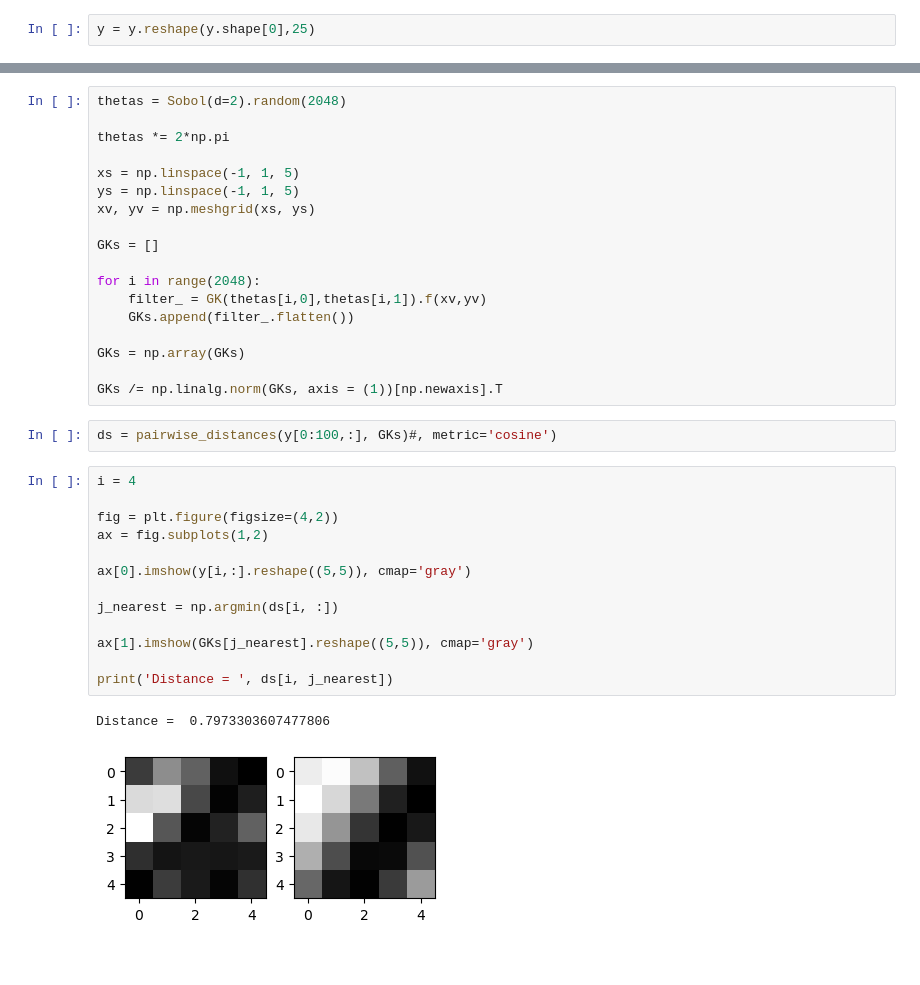
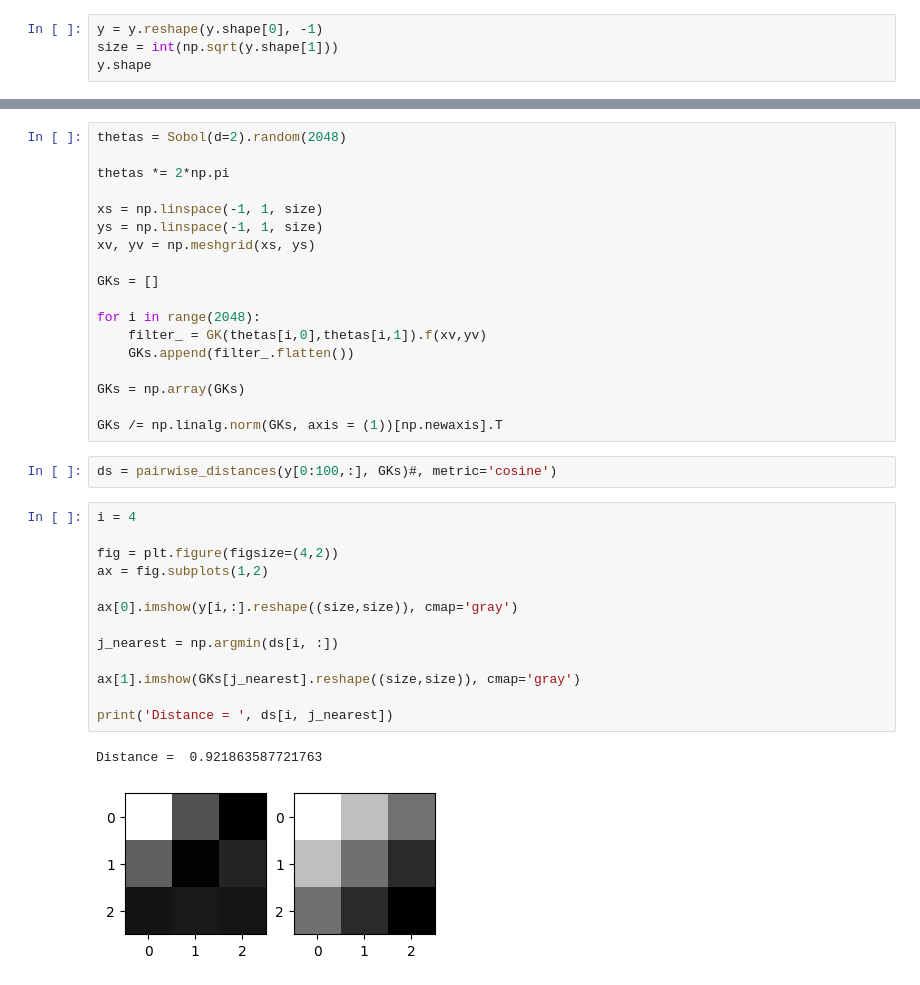
Before and after one commit to bekemax/KleinVAE, a Jupyter notebook: sampling-Gabor.ipynb, the cells around one changed output, grey strips where cells are left out. Cells and saved outputs as stored; diff of their text form.

```diff
--- a/sampling-Gabor.ipynb
+++ b/sampling-Gabor.ipynb
@@ -146,4 +146,6 @@ y = np.load('dwp-data/conv5x5/test.npy')[:,0,:,:]
 
 y /= np.linalg.norm(y, axis = (1,2))[np.newaxis,np.newaxis].T
 # %%
-y = y.reshape(y.shape[0],25)
+y = y.reshape(y.shape[0], -1)
+size = int(np.sqrt(y.shape[1]))
+y.shape
@@ -156,8 +156,8 @@ thetas = Sobol(d=2).random(2048)
 
 thetas *= 2*np.pi
 
-xs = np.linspace(-1, 1, 5)
-ys = np.linspace(-1, 1, 5)
+xs = np.linspace(-1, 1, size)
+ys = np.linspace(-1, 1, size)
 xv, yv = np.meshgrid(xs, ys)
 
 GKs = []
@@ -174,19 +174,19 @@ ds = pairwise_distances(y[0:100,:], GKs)#, metric='cosine')
 # %%
 i = 4
 
 fig = plt.figure(figsize=(4,2))
 ax = fig.subplots(1,2)
 
-ax[0].imshow(y[i,:].reshape((5,5)), cmap='gray')
+ax[0].imshow(y[i,:].reshape((size,size)), cmap='gray')
 
 j_nearest = np.argmin(ds[i, :])
 
-ax[1].imshow(GKs[j_nearest].reshape((5,5)), cmap='gray')
+ax[1].imshow(GKs[j_nearest].reshape((size,size)), cmap='gray')
 
 print('Distance = ', ds[i, j_nearest])
 # %% [output]
-Distance =  0.7973303607477806
+Distance =  0.921863587721763
-[figure, old version]
+[figure, new version]
 # %%
 i_chosen = np.random.choice(np.arange(y.shape[0]),3_000)
 
```
Also changed, not shown: parts of 4 cells of this notebook, 3 other files.
